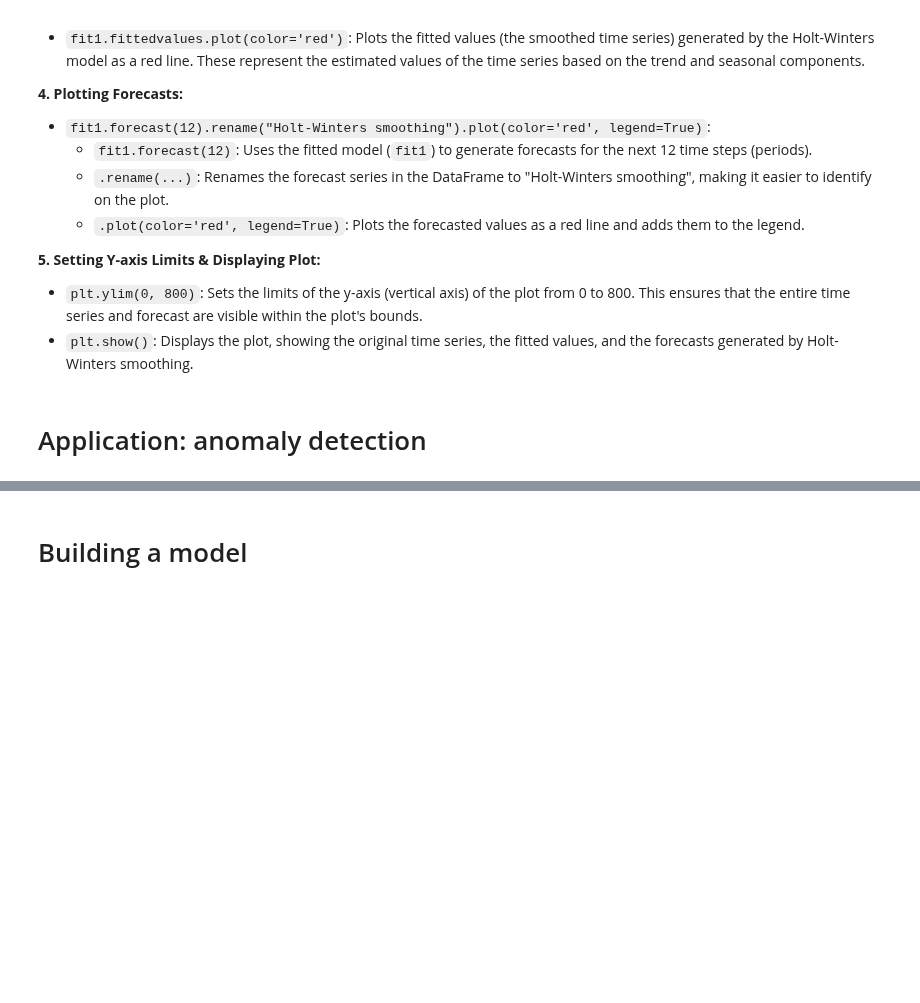
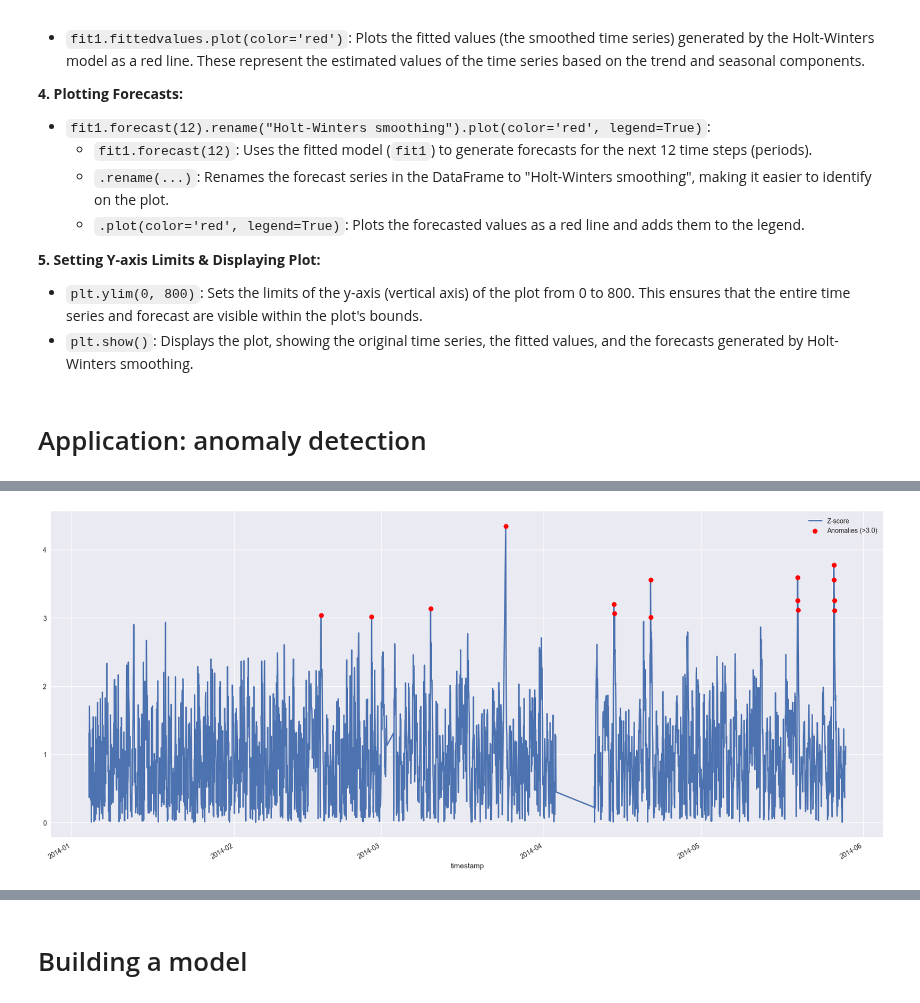
Before and after one commit to tng-konrad/time-series-with-Konrad, a Jupyter notebook: m02-smoothing-methods.ipynb, the cells around one changed output, grey strips where cells are left out. Drawn from its saved outputs; the diff is of its cells as text; code cells hidden in the pictures; blank space fills up the shorter version.

```diff
--- a/m02-smoothing-methods.ipynb
+++ b/m02-smoothing-methods.ipynb
@@ -497,0 +524,22 @@ Filters the DataFrame `series` to identify and display observations where the Z-
+# %%
+def plot_zscore_with_anomalies( zscore_df, value_col="zscore",  threshold=3.0):
+    plt.figure()
+
+    # Plot full z-score series
+    zscore_df[value_col].plot(
+        label="Z-score", linewidth=2)
+
+    # Highlight anomalies
+    anomalies = zscore_df[zscore_df[value_col] > threshold]
+
+    plt.scatter(
+        anomalies.index, anomalies[value_col],
+        color="red", label=f"Anomalies (>{threshold})",
+        zorder=3,)
+
+    # plt.axhline( threshold,
+    #     color="red",  linestyle="--", alpha=0.7,
+    # )
+    plt.legend()
+
+    plt.show()
@@ -497,0 +575,15 @@ Filters the DataFrame `series` to identify and display observations where the Z-
+# %%
+WINDOW_SIZE = 25
+ZSCORE_THRESHOLD = 3.0
+
+zscore_df = compute_rolling_zscore(
+    ambient_df,
+    value_col="value",
+    window=WINDOW_SIZE,
+)
+
+plot_zscore_with_anomalies(
+    zscore_df,
+    threshold=ZSCORE_THRESHOLD)
+# %% [output]
+[figure, added]
```
Also changed, not shown: parts of 14 cells of this notebook.
